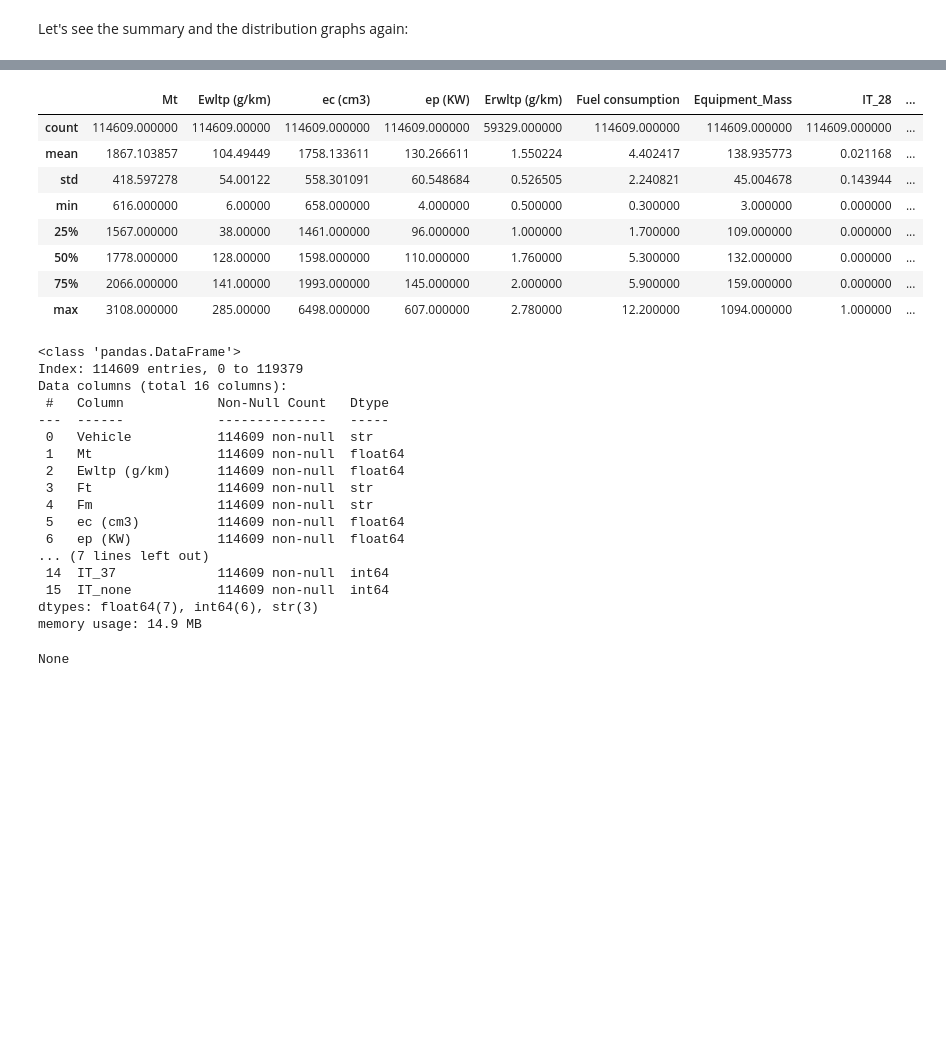
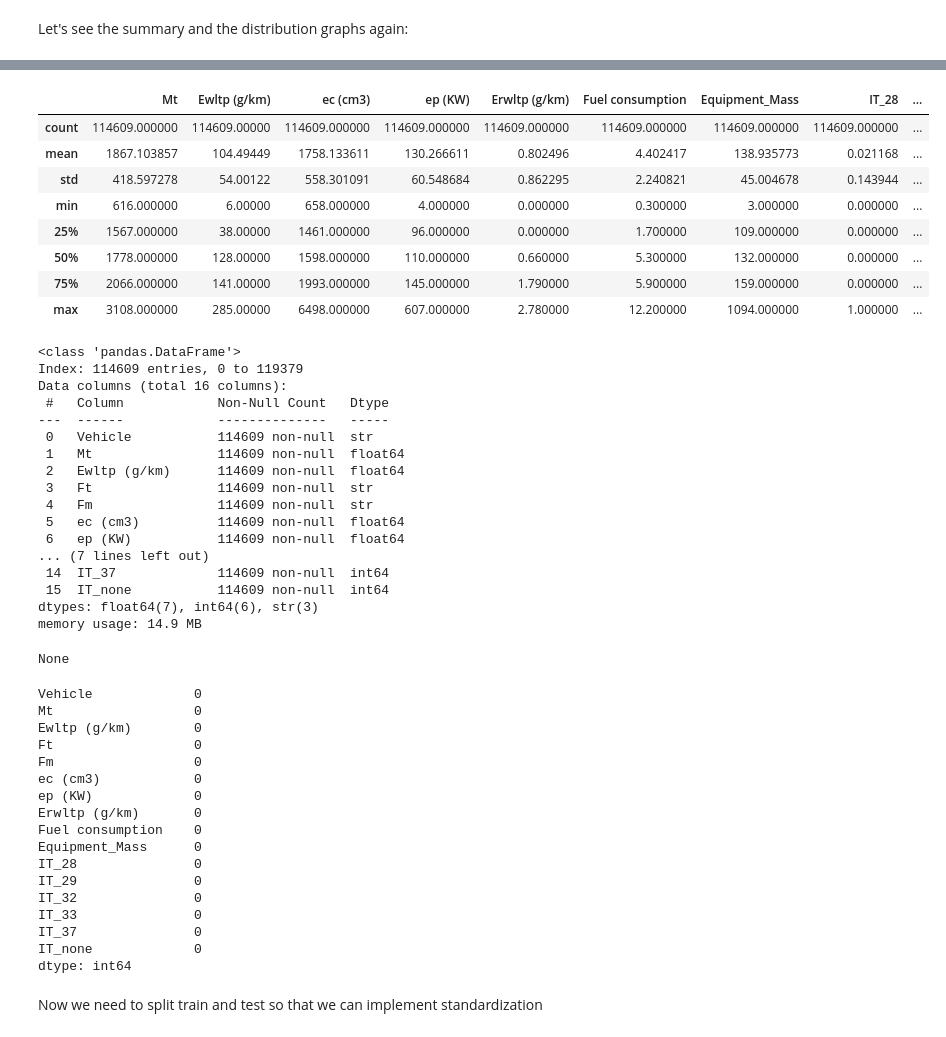
Before and after one commit to serhatgemici/project_data_exploration, a Jupyter notebook: Notebooks/Untitled.ipynb, the cells around one changed output, grey strips where cells are left out. Drawn from its saved outputs; the diff is of its cells as text; code cells hidden in the pictures; blank space fills up the shorter version.

```diff
--- a/Notebooks/Untitled.ipynb
+++ b/Notebooks/Untitled.ipynb
@@ -28,9 +27,0 @@ Set the Zeros in ["Electric range (km)", "z (Wh/km)", "Erwltp (g/km)", "Fuel con
-# %%
-cols = ["Electric range (km)", "z (Wh/km)", "Erwltp (g/km)"]
-
-# Set the values that are 0 in these columns to NaN
-df_2024[cols] = df_2024[cols].replace(0, np.nan)
-
-# Check: the first few lines and NaN values
-print(df_2024[cols].head())
-print("\nNaN counts:\n", df_2024[cols].isna().sum())
@@ -362,15 +335,16 @@ Now we need to split train and test so that we can implement standardization
 # %%
 display(df_2024.describe())
 display(df_2024.info())
+display(df_2024.isna().sum())
 # %% [output]
 |  | Mt | Ewltp (g/km) | ec (cm3) | ep (KW) | Erwltp (g/km) | Fuel consumption | Equipment_Mass | IT_28 | ... |
-| count | 114609.000000 | 114609.00000 | 114609.000000 | 114609.000000 | 59329.000000 | 114609.000000 | 114609.000000 | 114609.000000 | ... |
-| mean | 1867.103857 | 104.49449 | 1758.133611 | 130.266611 | 1.550224 | 4.402417 | 138.935773 | 0.021168 | ... |
-| std | 418.597278 | 54.00122 | 558.301091 | 60.548684 | 0.526505 | 2.240821 | 45.004678 | 0.143944 | ... |
-| min | 616.000000 | 6.00000 | 658.000000 | 4.000000 | 0.500000 | 0.300000 | 3.000000 | 0.000000 | ... |
-| 25% | 1567.000000 | 38.00000 | 1461.000000 | 96.000000 | 1.000000 | 1.700000 | 109.000000 | 0.000000 | ... |
-| 50% | 1778.000000 | 128.00000 | 1598.000000 | 110.000000 | 1.760000 | 5.300000 | 132.000000 | 0.000000 | ... |
-| 75% | 2066.000000 | 141.00000 | 1993.000000 | 145.000000 | 2.000000 | 5.900000 | 159.000000 | 0.000000 | ... |
+| count | 114609.000000 | 114609.00000 | 114609.000000 | 114609.000000 | 114609.000000 | 114609.000000 | 114609.000000 | 114609.000000 | ... |
+| mean | 1867.103857 | 104.49449 | 1758.133611 | 130.266611 | 0.802496 | 4.402417 | 138.935773 | 0.021168 | ... |
+| std | 418.597278 | 54.00122 | 558.301091 | 60.548684 | 0.862295 | 2.240821 | 45.004678 | 0.143944 | ... |
+| min | 616.000000 | 6.00000 | 658.000000 | 4.000000 | 0.000000 | 0.300000 | 3.000000 | 0.000000 | ... |
+| 25% | 1567.000000 | 38.00000 | 1461.000000 | 96.000000 | 0.000000 | 1.700000 | 109.000000 | 0.000000 | ... |
+| 50% | 1778.000000 | 128.00000 | 1598.000000 | 110.000000 | 0.660000 | 5.300000 | 132.000000 | 0.000000 | ... |
+| 75% | 2066.000000 | 141.00000 | 1993.000000 | 145.000000 | 1.790000 | 5.900000 | 159.000000 | 0.000000 | ... |
 | max | 3108.000000 | 285.00000 | 6498.000000 | 607.000000 | 2.780000 | 12.200000 | 1094.000000 | 1.000000 | ... |
 <class 'pandas.DataFrame'>
 Index: 114609 entries, 0 to 119379
@@ -390,5 +364,24 @@ Data columns (total 16 columns):
 dtypes: float64(7), int64(6), str(3)
 memory usage: 14.9 MB
 None
+Vehicle             0
+Mt                  0
+Ewltp (g/km)        0
+Ft                  0
+Fm                  0
+ec (cm3)            0
+ep (KW)             0
+Erwltp (g/km)       0
+Fuel consumption    0
+Equipment_Mass      0
+IT_28               0
+IT_29               0
+IT_32               0
+IT_33               0
+IT_37               0
+IT_none             0
+dtype: int64
 # %%
 df_2024.to_csv("../data/processed/EU/2024_FR_cleaned2.csv", index = False)
+# %% [markdown]
+Now we need to split train and test so that we can implement standardization
```
Also changed, not shown: parts of 13 cells of this notebook.
